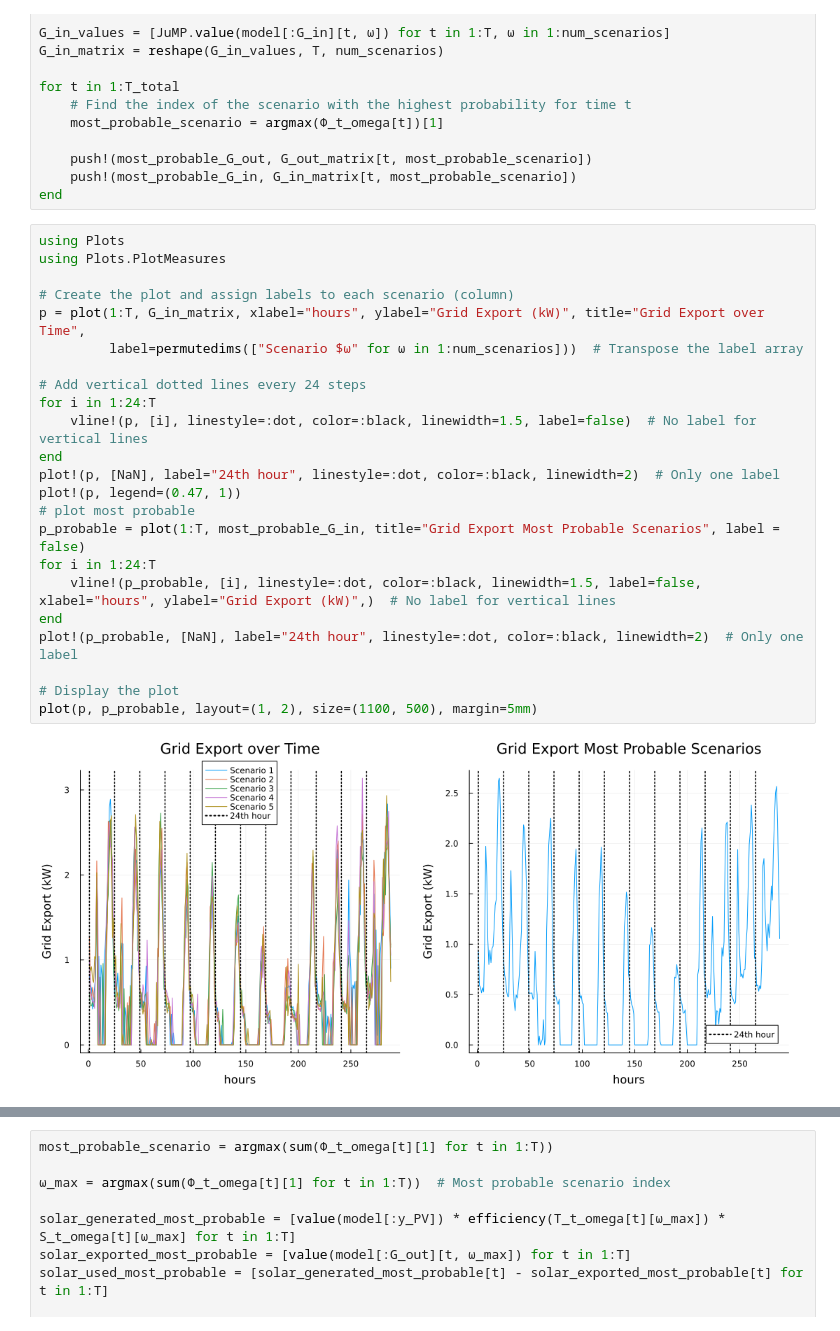
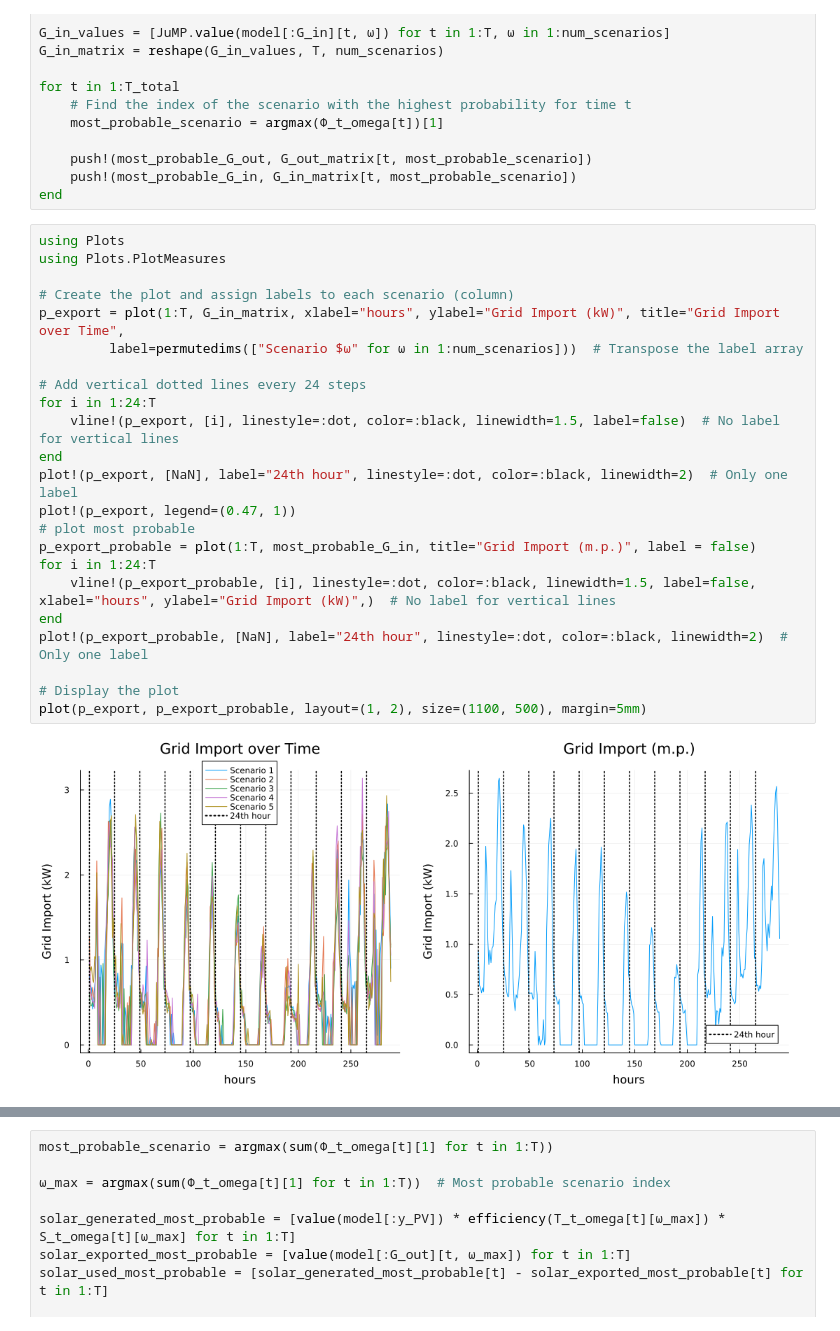
Before and after one commit to czwiessler/AMOProject, a Jupyter notebook: 05_Optimization.ipynb, the cells around one changed output, grey strips where cells are left out. Drawn from its saved outputs; the diff is of its cells as text.

Commit message:
export figures

```diff
--- a/05_Optimization.ipynb
+++ b/05_Optimization.ipynb
@@ -245,28 +245,28 @@ end
 # %%
 using Plots
 using Plots.PlotMeasures
 
 # Create the plot and assign labels to each scenario (column)
-p = plot(1:T, G_in_matrix, xlabel="hours", ylabel="Grid Export (kW)", title="Grid Export over Time",
+p_export = plot(1:T, G_in_matrix, xlabel="hours", ylabel="Grid Import (kW)", title="Grid Import over Time",
          label=permutedims(["Scenario $ω" for ω in 1:num_scenarios]))  # Transpose the label array
 
 # Add vertical dotted lines every 24 steps
 for i in 1:24:T
-    vline!(p, [i], linestyle=:dot, color=:black, linewidth=1.5, label=false)  # No label for vertical lines
+    vline!(p_export, [i], linestyle=:dot, color=:black, linewidth=1.5, label=false)  # No label for vertical lines
 end
-plot!(p, [NaN], label="24th hour", linestyle=:dot, color=:black, linewidth=2)  # Only one label
-plot!(p, legend=(0.47, 1))
+plot!(p_export, [NaN], label="24th hour", linestyle=:dot, color=:black, linewidth=2)  # Only one label
+plot!(p_export, legend=(0.47, 1))
 # plot most probable
-p_probable = plot(1:T, most_probable_G_in, title="Grid Export Most Probable Scenarios", label = false)
+p_export_probable = plot(1:T, most_probable_G_in, title="Grid Import (m.p.)", label = false)
 for i in 1:24:T
-    vline!(p_probable, [i], linestyle=:dot, color=:black, linewidth=1.5, label=false, xlabel="hours", ylabel="Grid Export (kW)",)  # No label for vertical lines
+    vline!(p_export_probable, [i], linestyle=:dot, color=:black, linewidth=1.5, label=false, xlabel="hours", ylabel="Grid Import (kW)",)  # No label for vertical lines
 end
-plot!(p_probable, [NaN], label="24th hour", linestyle=:dot, color=:black, linewidth=2)  # Only one label
+plot!(p_export_probable, [NaN], label="24th hour", linestyle=:dot, color=:black, linewidth=2)  # Only one label
 
 # Display the plot
-plot(p, p_probable, layout=(1, 2), size=(1100, 500), margin=5mm)
+plot(p_export, p_export_probable, layout=(1, 2), size=(1100, 500), margin=5mm)
 # %% [output]
-[figure, old version]
+[figure, new version]
 # %%
 using Plots
 using Plots.PlotMeasures
```
Also changed, not shown: parts of 4 cells of this notebook, 4 other files.
